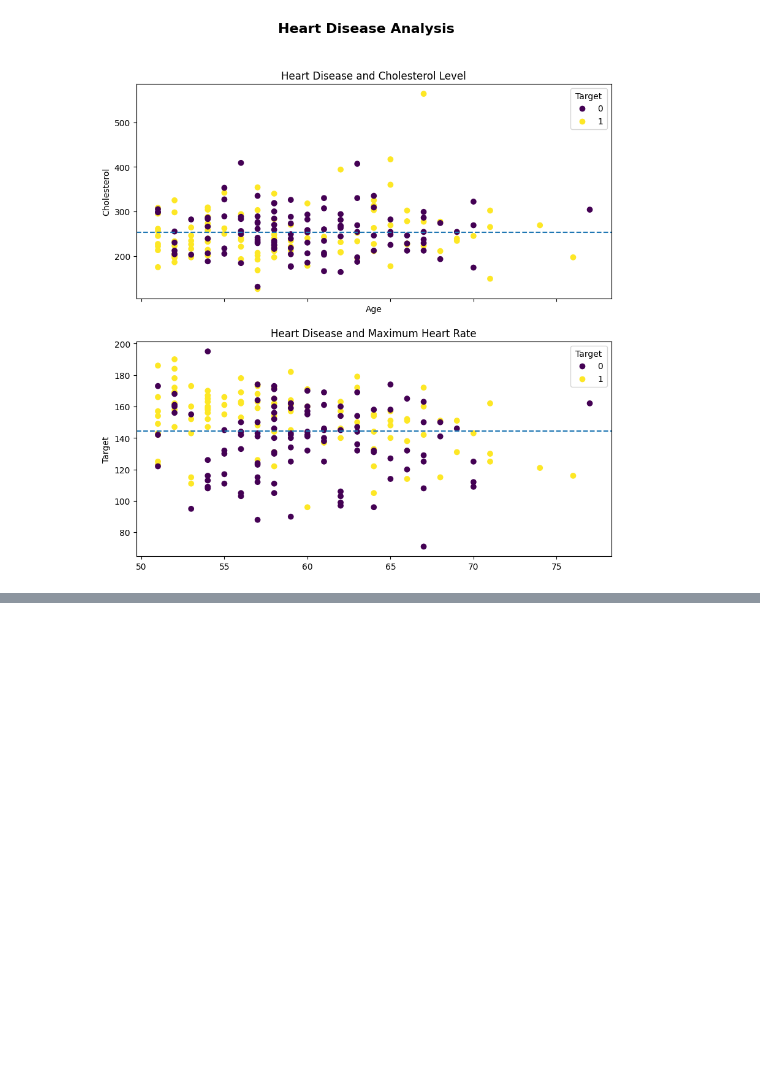
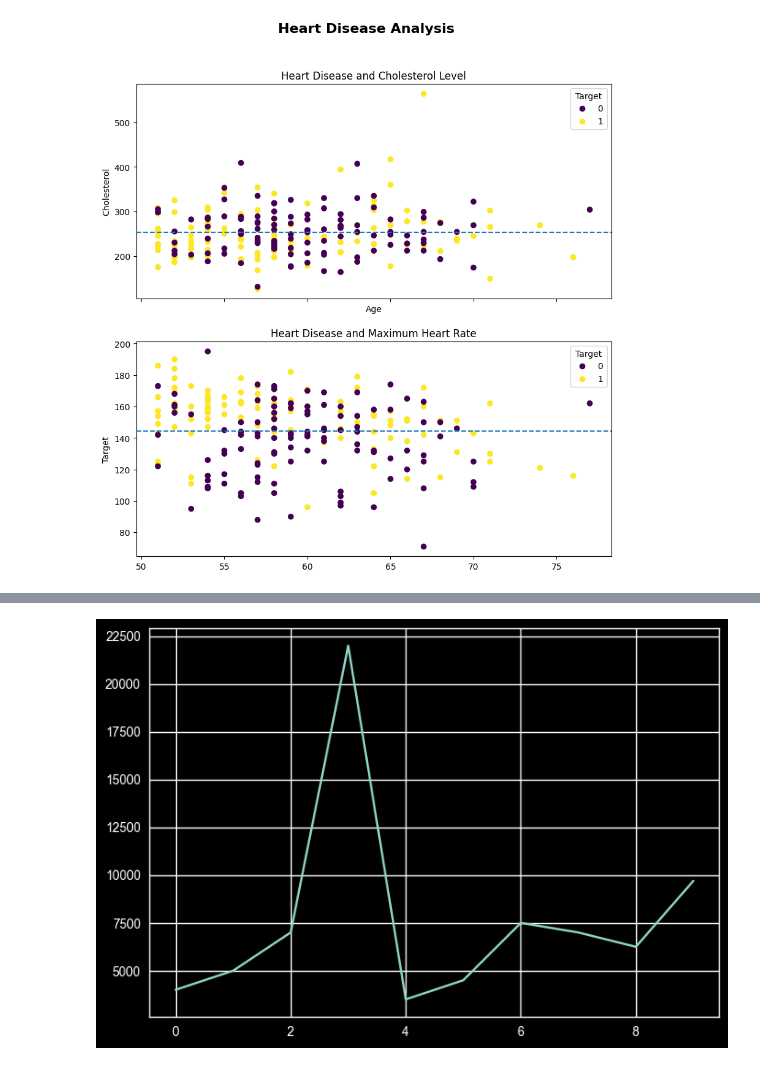
Before and after one commit to AleksandarBuk/Machine-Learning, a Jupyter notebook: PlotingData/DataPlot.ipynb, the cells around one changed output, grey strips where cells are left out. Cells and saved outputs as stored; diff of their text form; code cells hidden in the pictures; blank space fills up the shorter version.

```diff
--- a/PlotingData/DataPlot.ipynb
+++ b/PlotingData/DataPlot.ipynb
@@ -473,0 +502,4 @@ fig.suptitle("Heart Disease Analysis", fontsize=16, fontweight="bold");
+# %%
+car_sales["Price"].plot();
+# %% [output]
+[figure, added]
```
Also changed, not shown: parts of 17 cells of this notebook, 1 other file.
